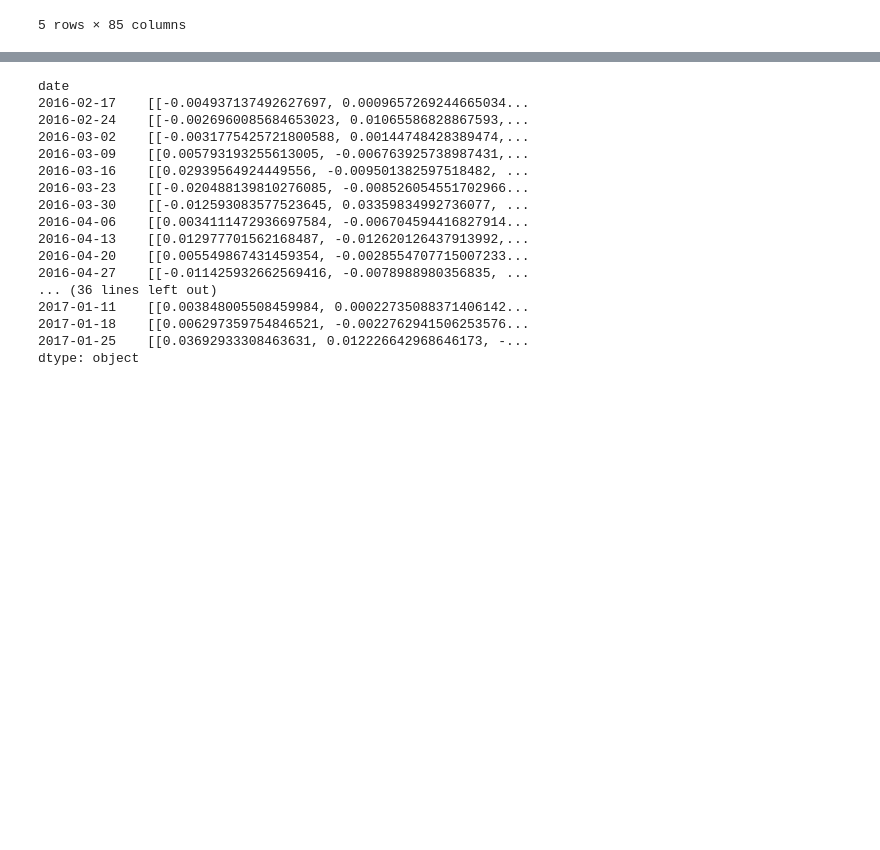
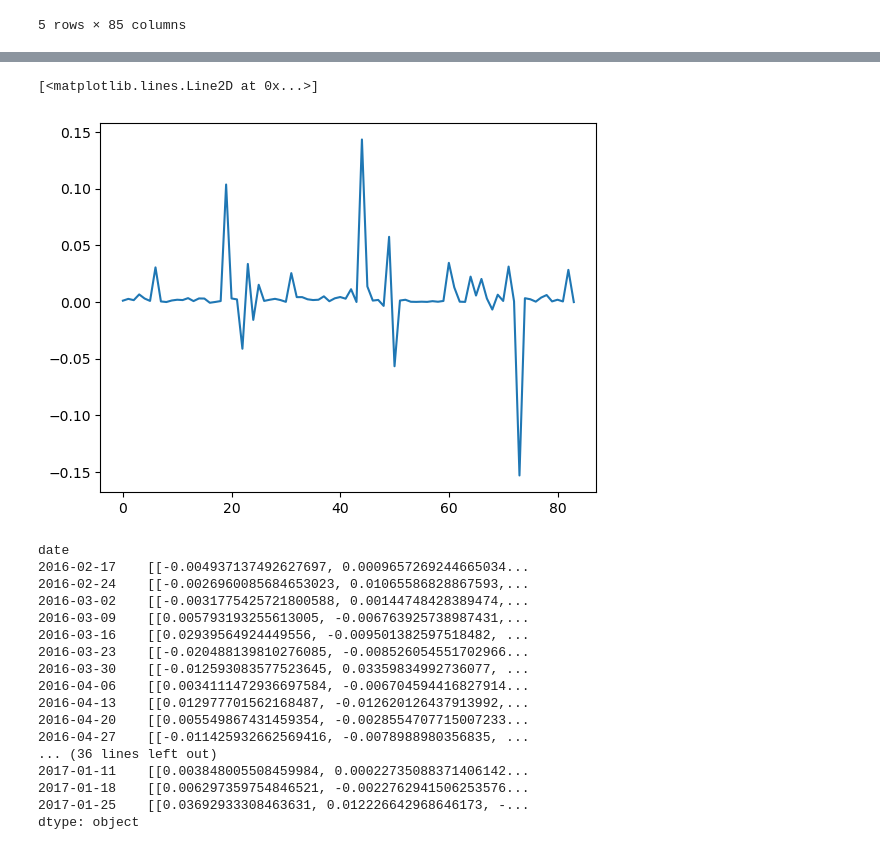
Before and after one commit to crunchdao/feature-engineering, a Jupyter notebook: notebooks/dev.ipynb, the cells around one changed output, grey strips where cells are left out. Cells and saved outputs as stored; diff of their text form; code cells hidden in the pictures; blank space fills up the shorter version.

```diff
--- a/notebooks/dev.ipynb
+++ b/notebooks/dev.ipynb
@@ -43,7 +42,6 @@ class dev_Data:
         """
         Returns: the f_exposure (measure of orthogonality of f_matrix to b_matrix)
         """
-
         def loc_exposure(f_mat_temp):
             features = f_mat_temp.columns[1:]
             b_mat_temp = self.b_matrix.loc[
@@ -58,7 +56,9 @@ class dev_Data:
             fact_exp_matrix = np.array(fact_exp_lis)
             return fact_exp_matrix
 
-        f_exp_matrix = self.f_matrix.groupby("date", group_keys=False).apply(lambda x: loc_exposure(x))
+        f_exp_matrix = self.f_matrix.groupby("date", group_keys=False).apply(
+            lambda x: loc_exposure(x)
+        )
         return f_exp_matrix
 
     def orthogonalize(self, beta_coeff=0.0):
@@ -66,7 +66,6 @@ class dev_Data:
         Cross-sectionally project f to be orthogonal to the subspace spanned by B,
         with respect to the dot product, in a least square sense.
         """
-
         def loc_orthogonalize(f_mat_temp):
             print(f'Epoch: {f_mat_temp["date"].iloc[0]}')
             features = f_mat_temp.columns[1:]
@@ -78,11 +77,13 @@ class dev_Data:
             b_pinv_temp = np.linalg.pinv(b_mat_temp)
             for feature in features:
                 m = np.array(f_mat_temp[feature])
-                m_parallel = np.dot(b_mat_temp.to_numpy(), np.dot(b_pinv_temp, m))
+                m_parallel = np.dot(
+                    b_mat_temp.to_numpy(), np.dot(b_pinv_temp, m)
+                )
 
                 if beta_coeff > 0:
                     mean_bf = np.mean(np.dot(b_mat_temp.to_numpy().T, m))
-                    m -= (1 - beta_coeff / mean_bf) * m_parallel
+                    m -= (1-beta_coeff/mean_bf)*m_parallel
                 else:
                     m -= m_parallel
 
@@ -99,3 +119,9 @@ devdata.orthogonalize(beta_coeff=0.005)
 # %%
 exp = devdata.exposure()
+# %%
+for i in exp.index:
+    plt.plot(exp.iloc[0][1, :])
+# %% [output]
+[<matplotlib.lines.Line2D at 0x...>]
+[figure, added]
 # %%
```
Also changed, not shown: parts of 3 cells of this notebook, 1 other file.
